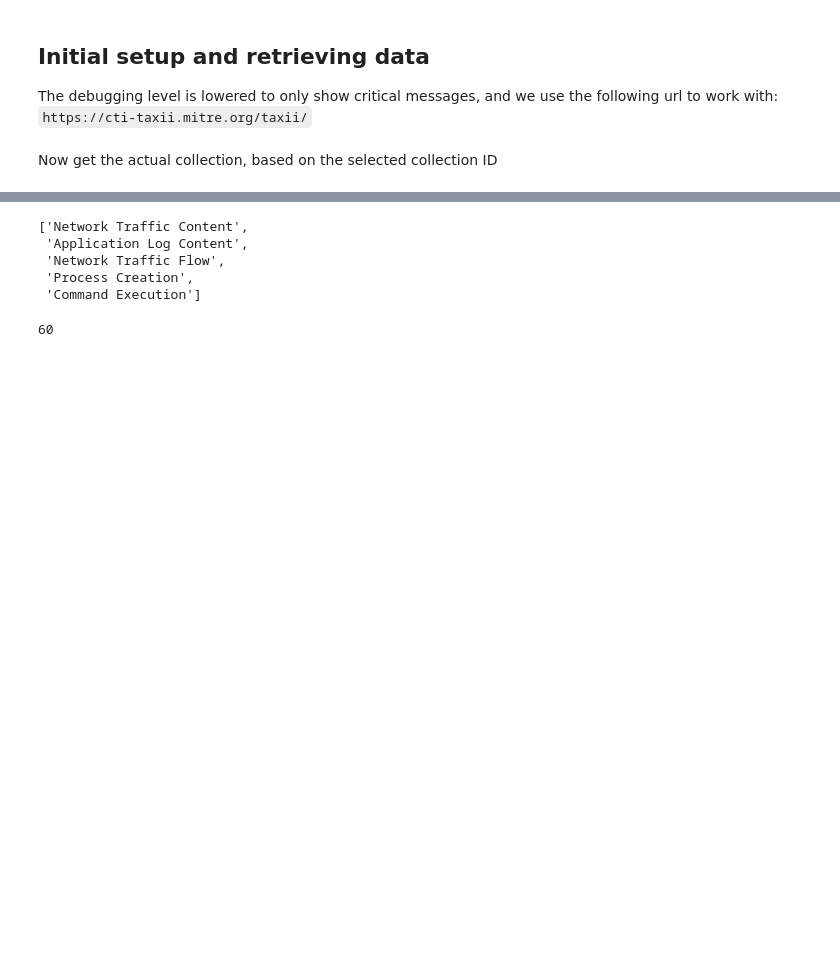
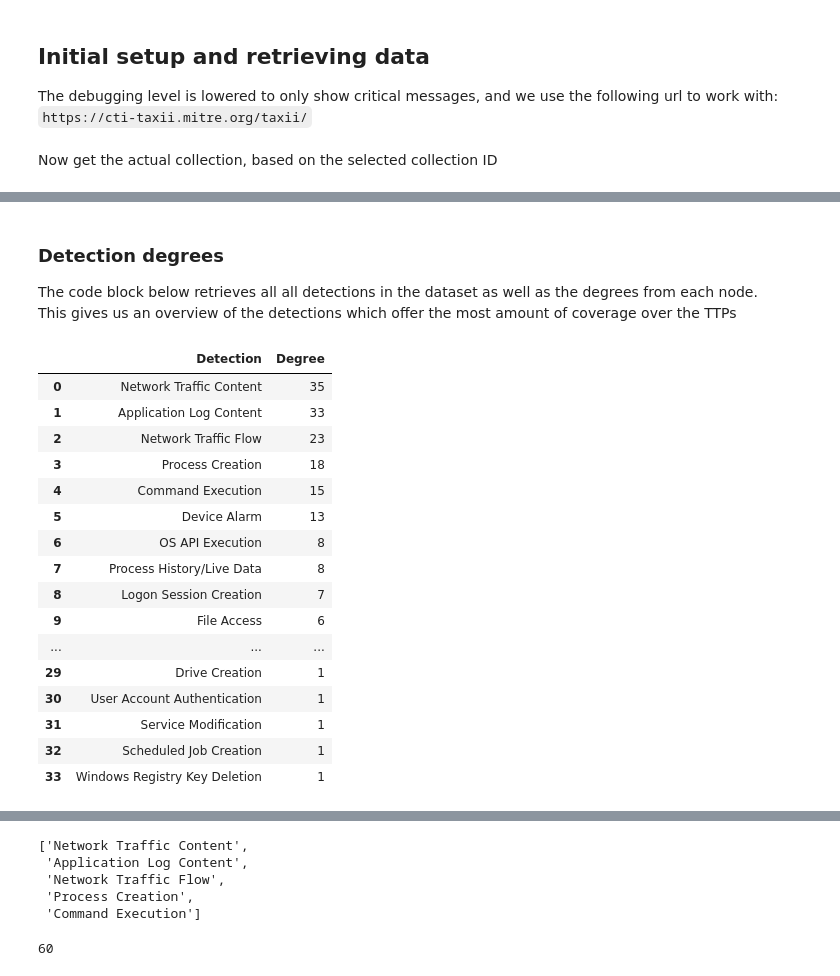
Before and after one commit to JorisRijs/mitre-visuals, a Jupyter notebook: Ics-mitre-mapping.ipynb, the cells around one changed output, grey strips where cells are left out. Cells and saved outputs as stored; diff of their text form; code cells hidden in the pictures; blank space fills up the shorter version.

```diff
--- a/Ics-mitre-mapping.ipynb
+++ b/Ics-mitre-mapping.ipynb
@@ -549,10 +84,0 @@ ttps.sort_values(by=['Degree'], ascending=False, ignore_index=True)
-# %%
-pd.set_option('display.max_rows', None)
-mitigation_data = {'Mitigation':[],'Degree':[]}
-for idx, deg in Mitigations_DAG.degree:
-    if idx.startswith('course-of-action'):
-        human_detection = mc_mitigation_mapping[idx]
-        mitigation_data['Mitigation'].append(human_detection)
-        mitigation_data['Degree'].append(deg)
-mitigations = pd.DataFrame(data=mitigation_data)
-mitigations = mitigations.sort_values(by=['Degree'], ascending=False, ignore_index=True)
@@ -558,0 +88,16 @@ mitigations = mitigations.sort_values(by=['Degree'], ascending=False, ignore_ind
+# %%
+def generate_mc(type: str):
+    MC_data = MC_DATA.query(Filter("type", "=", type))
+    mc_data_mapping = {}
+    for x in MC_data:
+        mc_data_mapping[x['id']] = x['name']
+    return mc_data_mapping
+# %%
+mc_mitigation_mapping = generate_mc('course-of-action')
+mc_technique_mapping = generate_mc('attack-pattern')
+mc_detection_mapping = generate_mc('x-mitre-data-component')
+mc_intrusion_set_mapping = generate_mc('intrusion-set')
+mc_malware_mapping = generate_mc('malware')
+mc_data_source_mapping = generate_mc('x-mitre-data-source')
+mc_asset_mapping = generate_mc('x-mitre-asset')
+print(mc_asset_mapping)
@@ -558,0 +351,3 @@ mitigations = mitigations.sort_values(by=['Degree'], ascending=False, ignore_ind
+# %%
+df = generate_relationships()
+DG = generate_network('analysis', intrusions=True, malware=True, attack_patterns=True, detections=True, mitigations=True, assets=True, height=2400)
@@ -558,0 +357,35 @@ mitigations = mitigations.sort_values(by=['Degree'], ascending=False, ignore_ind
+# %% [markdown]
+### Detection degrees
+
+The code block below retrieves all all detections in the dataset as well as the degrees from each node.\
+This gives us an overview of the detections which offer the most amount of coverage over the TTPs
+# %%
+# https://networkx.org/documentation/stable/auto_examples/drawing/plot_degree.html
+detection_data = {'Detection':[],'Degree':[]}
+for idx, deg in DG.degree():
+    if idx.startswith('x-mitre-data'):
+        human_detection = mc_detection_mapping[idx]
+        detection_data['Detection'].append(human_detection)
+        detection_data['Degree'].append(deg)
+detections = pd.DataFrame(data=detection_data)
+detections = detections.sort_values(by=['Degree'], ascending=False, ignore_index=True)
+display(detections)
+#  detections.to_string(index=False)
+# %% [output]
+|  | Detection | Degree |
+| 0 | Network Traffic Content | 35 |
+| 1 | Application Log Content | 33 |
+| 2 | Network Traffic Flow | 23 |
+| 3 | Process Creation | 18 |
+| 4 | Command Execution | 15 |
+| 5 | Device Alarm | 13 |
+| 6 | OS API Execution | 8 |
+| 7 | Process History/Live Data | 8 |
+| 8 | Logon Session Creation | 7 |
+| 9 | File Access | 6 |
+| ... | ... | ... |
+| 29 | Drive Creation | 1 |
+| 30 | User Account Authentication | 1 |
+| 31 | Service Modification | 1 |
+| 32 | Scheduled Job Creation | 1 |
+| 33 | Windows Registry Key Deletion | 1 |
```
Also changed, not shown: parts of 48 cells of this notebook.
